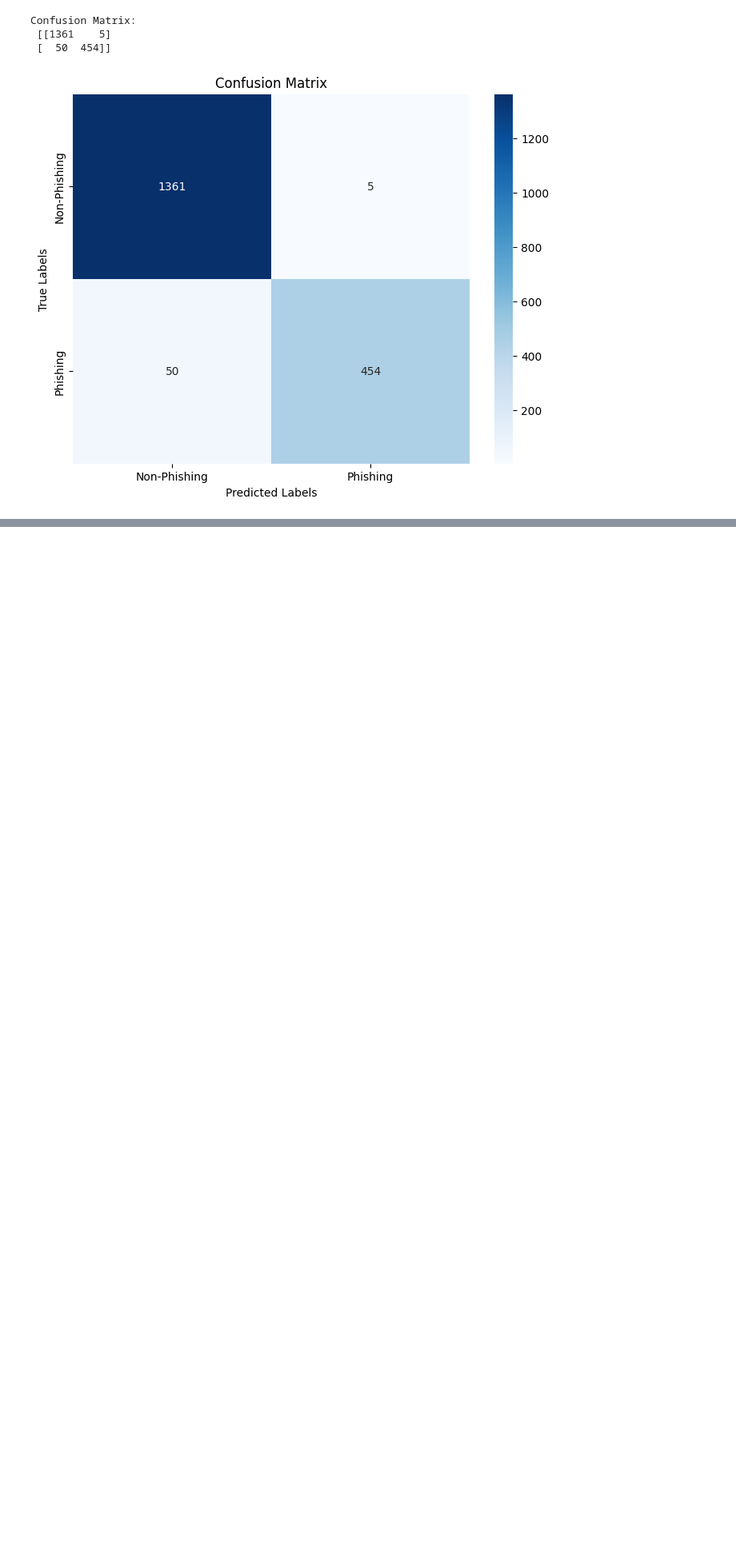
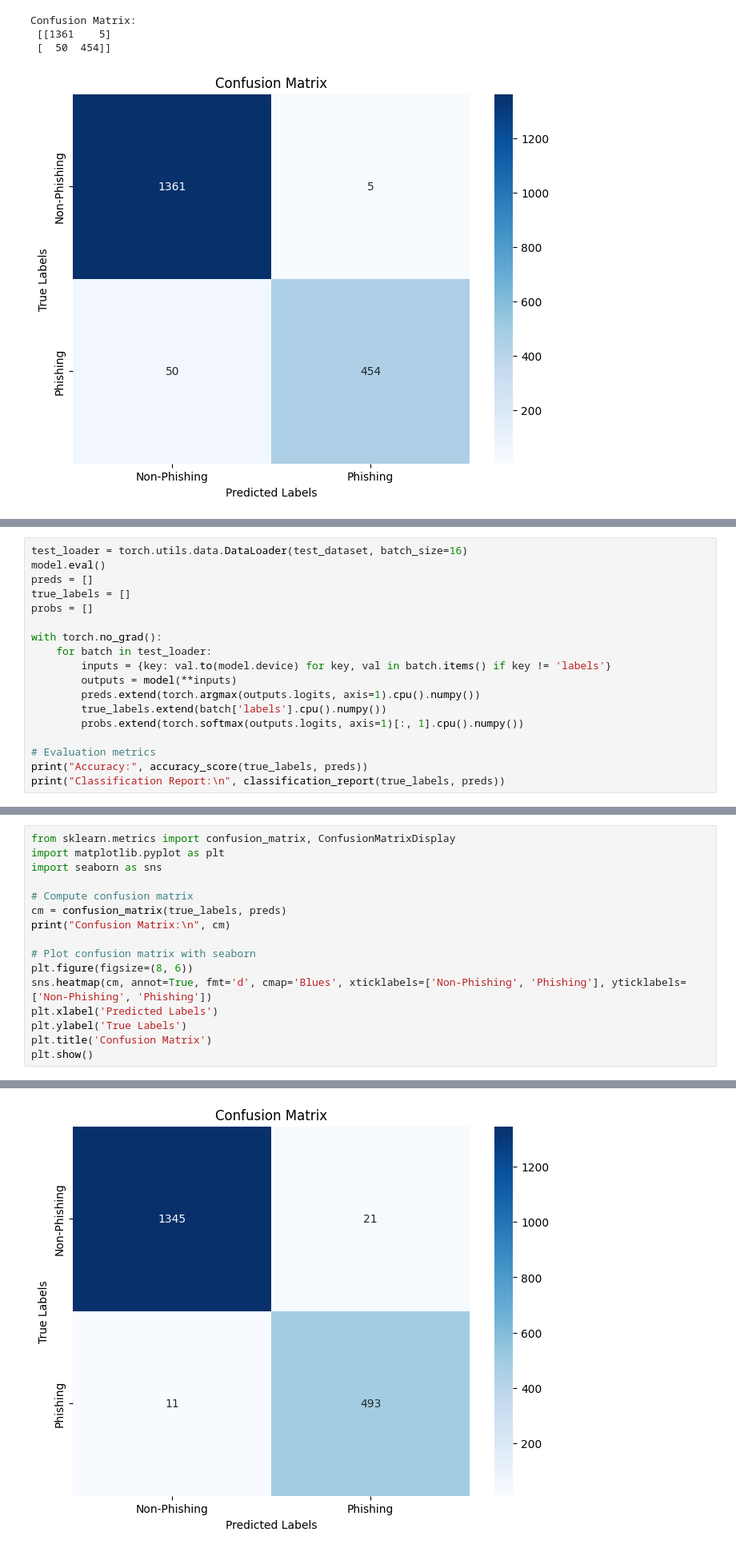
Before and after one commit to MetinSoyalp/Security_Term_Project, a Jupyter notebook: main.ipynb, the cells around one changed output, grey strips where cells are left out. Shown at 80% size. Cells and saved outputs as stored; diff of their text form; blank space fills up the shorter version.

```diff
--- a/main.ipynb
+++ b/main.ipynb
@@ -188,0 +616,18 @@ Confusion Matrix:
+# %%
+test_loader = torch.utils.data.DataLoader(test_dataset, batch_size=16)
+model.eval()
+preds = []
+true_labels = []
+probs = []
+
+with torch.no_grad():
+    for batch in test_loader:
+        inputs = {key: val.to(model.device) for key, val in batch.items() if key != 'labels'}
+        outputs = model(**inputs)
+        preds.extend(torch.argmax(outputs.logits, axis=1).cpu().numpy())
+        true_labels.extend(batch['labels'].cpu().numpy())
+        probs.extend(torch.softmax(outputs.logits, axis=1)[:, 1].cpu().numpy())
+
+# Evaluation metrics
+print("Accuracy:", accuracy_score(true_labels, preds))
+print("Classification Report:\n", classification_report(true_labels, preds))
@@ -188,0 +645,17 @@ Confusion Matrix:
+# %%
+from sklearn.metrics import confusion_matrix, ConfusionMatrixDisplay
+import matplotlib.pyplot as plt
+import seaborn as sns
+
+# Compute confusion matrix
+cm = confusion_matrix(true_labels, preds)
+print("Confusion Matrix:\n", cm)
+
+# Plot confusion matrix with seaborn
+plt.figure(figsize=(8, 6))
+sns.heatmap(cm, annot=True, fmt='d', cmap='Blues', xticklabels=['Non-Phishing', 'Phishing'], yticklabels=['Non-Phishing', 'Phishing'])
+plt.xlabel('Predicted Labels')
+plt.ylabel('True Labels')
+plt.title('Confusion Matrix')
+plt.show()
+# %% [output]
@@ -188,0 +665 @@ Confusion Matrix:
+[figure, added]
```
Also changed, not shown: parts of 11 cells of this notebook, 55 other files.
